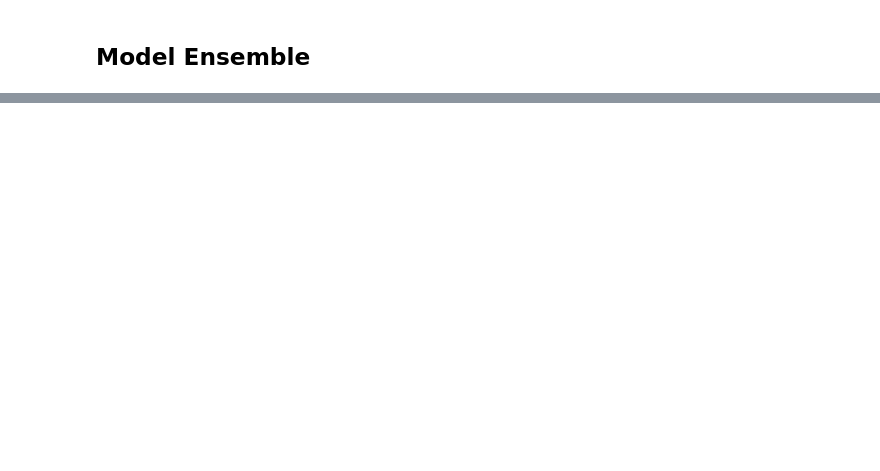
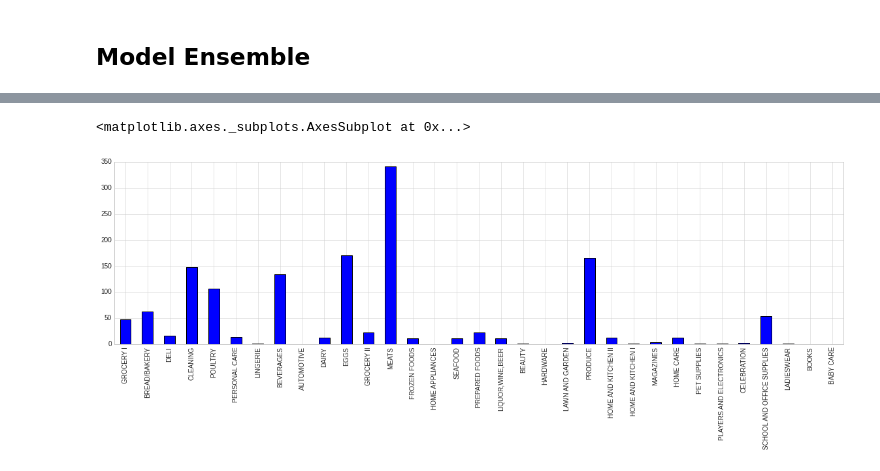
Before and after one commit to thimalk/sales_forecasting_case_study, a Jupyter notebook: favorita_forecasting_modeling.ipynb, the cells around one changed output, grey strips where cells are left out. Saved outputs shown, nothing was run; the diff lists cells and outputs as text; code cells hidden in the pictures; blank space fills up the shorter version.

```diff
--- a/favorita_forecasting_modeling.ipynb
+++ b/favorita_forecasting_modeling.ipynb
@@ -1101,0 +969,10 @@ Log (0.3898575025995123, 0.6243857001882028, 0.6243857001882028, 0.4773033801971
+# %%
+store_mse = {}
+for i in model_df_base.family.unique():
+  store_mse[i] = get_error(model_df_base[model_df_base["family"]==i]["perishable"].values * 0.25 + 1, model_df_base[model_df_base["family"]==i]['actual'].values, model_df_base[model_df_base["family"]==i]["pred_final"].values)
+df_store_mse =pd.DataFrame(store_mse)
+plt.figure(figsize=(20, 5))
+df_store_mse.iloc[0,:].plot.bar()
+# %% [output]
+<matplotlib.axes._subplots.AxesSubplot at 0x...>
+[figure, added]
```
Also changed, not shown: parts of 95 cells of this notebook.
